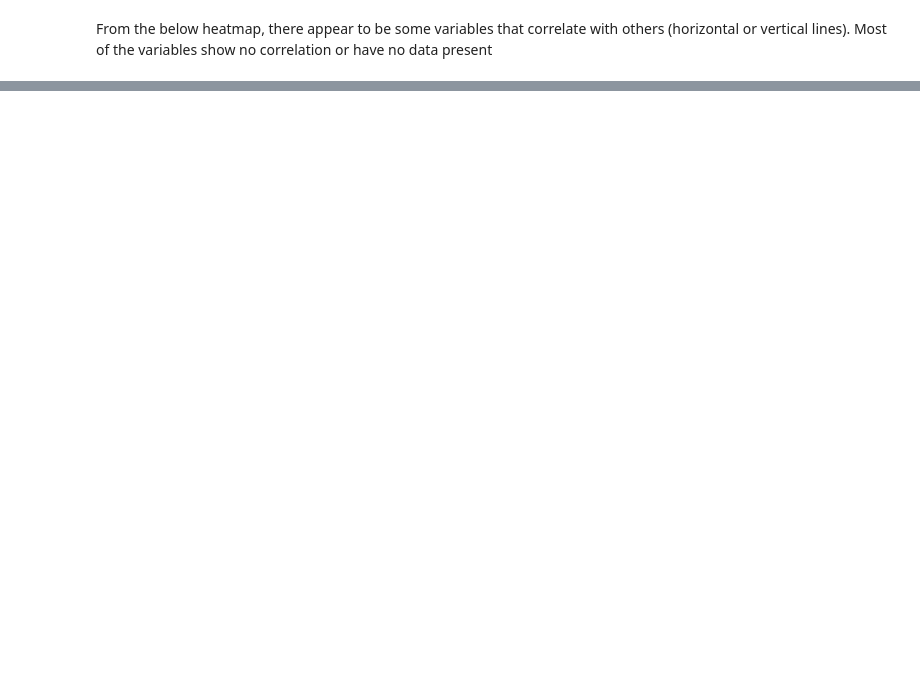
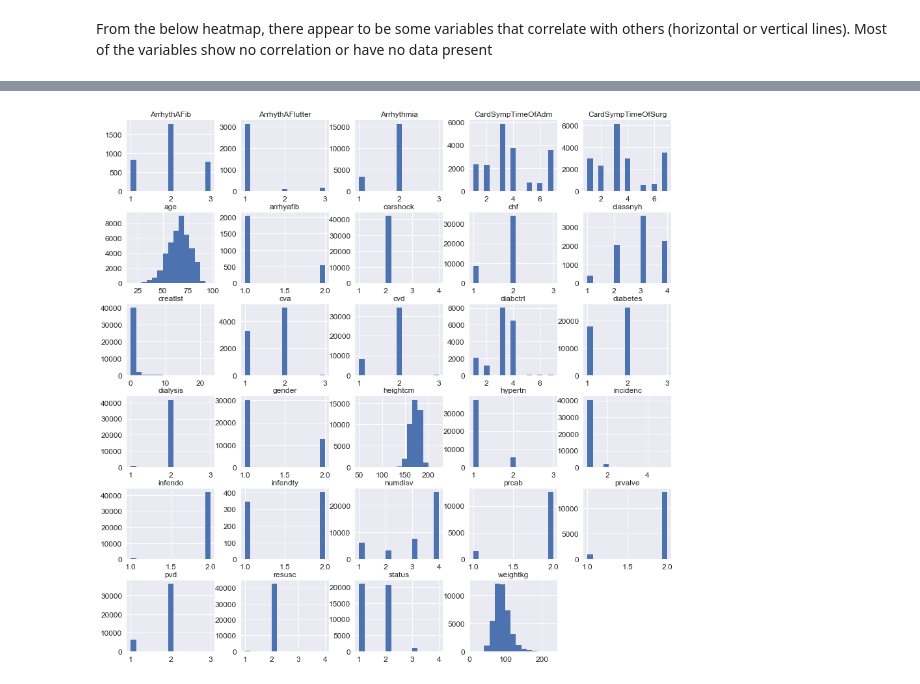
Before and after one commit to asp82/Predicting-Stroke-Risk-For-Heart-Surgery-Patients, a Jupyter notebook: Initial Analysis.ipynb, the cells around one changed output, grey strips where cells are left out. Cells and saved outputs as stored; diff of their text form; code cells hidden in the pictures; blank space fills up the shorter version.

```diff
--- a/Initial Analysis.ipynb
+++ b/Initial Analysis.ipynb
@@ -152,0 +178,6 @@ plt.show()
+# %%
+#STS risk model variable histograms
+hist1 = df.iloc[:,[1,2,12,13,14,15,17,18,19,20,33,37,38,47,59,60,76,77,73,74,79,80,81,84,85,89,112,181,182]].hist(figsize=(15,15), bins=15, xlabelsize = 12, ylabelsize = 12)
+plt.show()
+# %% [output]
+[figure, added]
```
Also changed, not shown: parts of 27 cells of this notebook, 3 other files.
